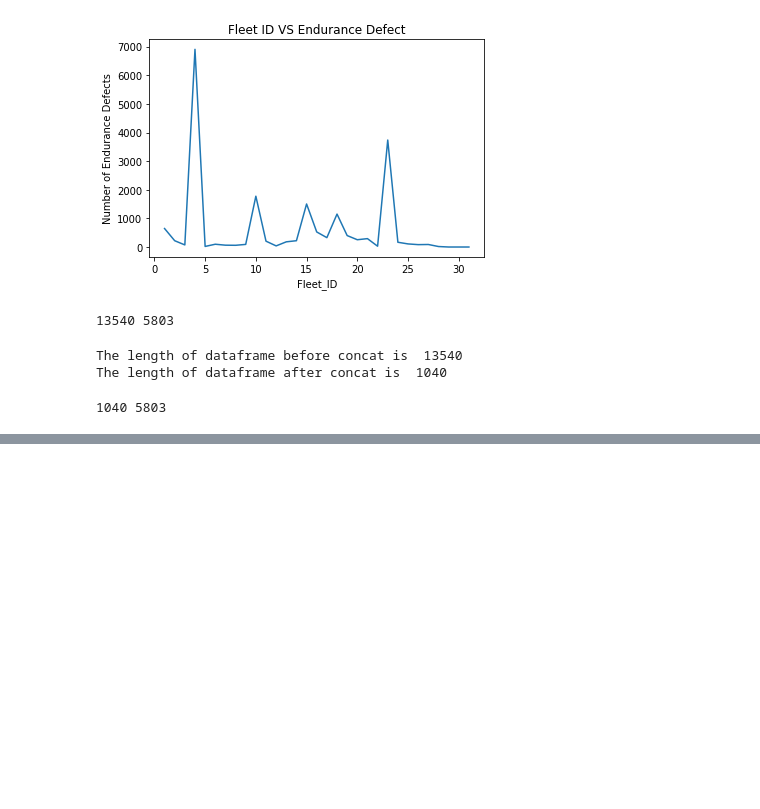
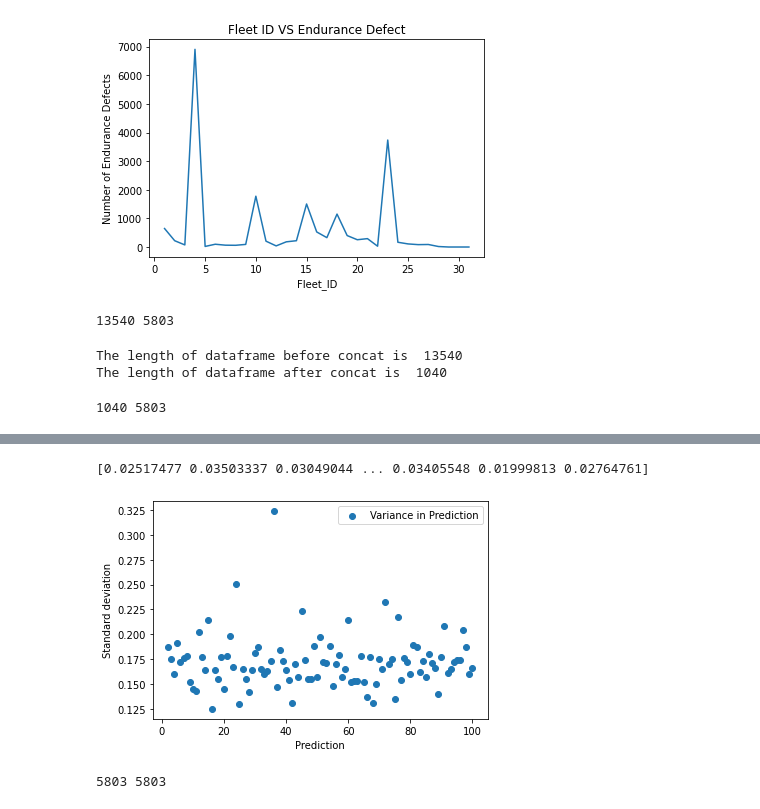
Before and after one commit to Vispikarkaria/Michelin_Tires_07312022, a Jupyter notebook: Michelin_Tires_07312022.ipynb, the cells around one changed output, grey strips where cells are left out. Saved outputs shown, nothing was run; the diff lists cells and outputs as text; code cells hidden in the pictures; blank space fills up the shorter version.

```diff
--- a/Michelin_Tires_07312022.ipynb
+++ b/Michelin_Tires_07312022.ipynb
@@ -143,0 +202,55 @@ F1_score: 0.11007025761124122
+# %%
+# Calculating the Variance
+
+Defect_Variance = fci.random_forest_error(clf, X_train,
+                                             X_test)
+print(Defect_Variance)
+# %% [output]
+[0.02517477 0.03503337 0.03049044 ... 0.03405548 0.01999813 0.02764761]
+# %%
+# Plot variance for better understanding
+x_Scale = np.linspace(1,2113,2113)
+
+fig, ax = plt.subplots(1)
+ax.scatter(x_Scale[1:100],
+           np.sqrt(Defect_Variance[1:100]),
+           label='Variance in Prediction')
+
+
+
+ax.set_xlabel('Prediction')
+ax.set_ylabel('Standard deviation')
+plt.legend()
+plt.show()
+# %% [output]
+[figure, added]
+# %%
+# calculating confidence interval
+import scipy
+def conf_int(mean, variance, confidence):
+    upper_bound_array = []
+    lower_bound_array = []
+    st_dev = np.sqrt(variance)
+    n = int(len(mean))
+    count = 0
+    for x in range(0, n):
+        h = (st_dev[x]*scipy.stats.t.ppf((1-confidence)/2., n-1))/2
+        upper_bound = float(mean[x])+float(h)
+        lower_bound = float(mean[x])-float(h)
+        #print(upper_bound, lower_bound)
+        upper_bound_array.append(upper_bound)
+        lower_bound_array.append(lower_bound)
+        count = count + 1
+
+
+    return upper_bound_array, mean, lower_bound_array, count
+
+
+y_pred = clf.predict_proba(X_test)
+y_pred = y_pred[:,1]
+print(len(y_pred), len(Defect_Variance))
+Defect_Variance = fci.random_forest_error(clf, X_train,
+                                             X_test)
+y_ub, y, y_lb, c = conf_int(y_pred, Defect_Variance, 0.95)
+# %% [output]
+5803 5803
```
Also changed, not shown: parts of 7 cells of this notebook, 1 other file.
